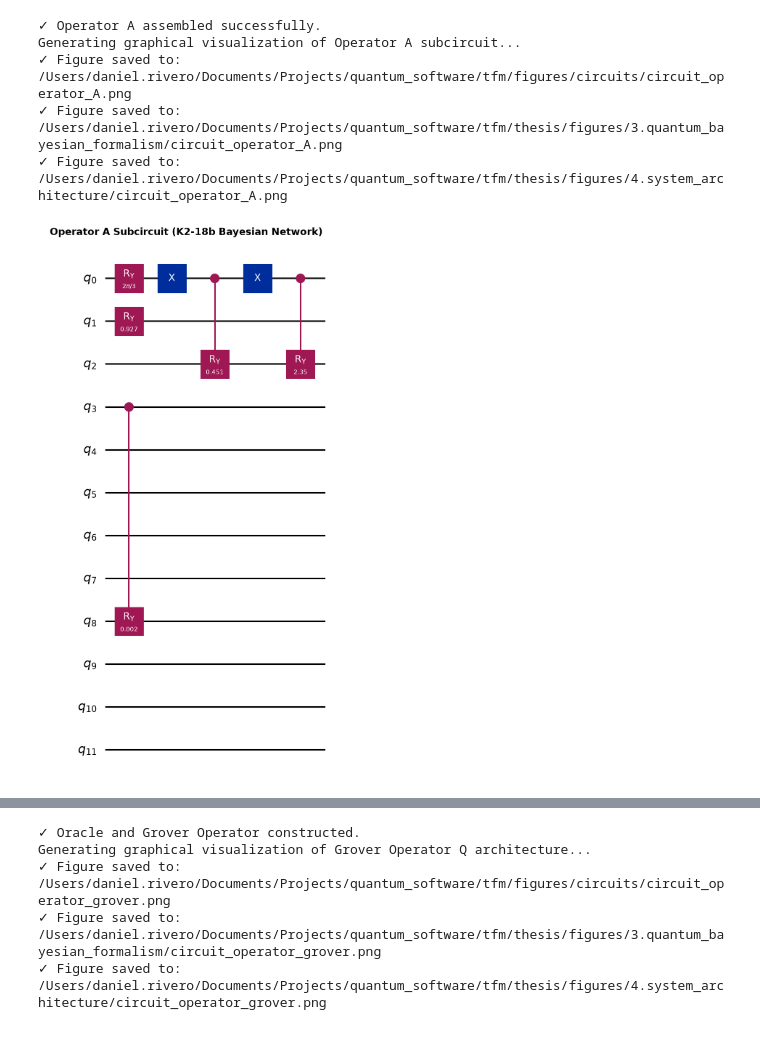
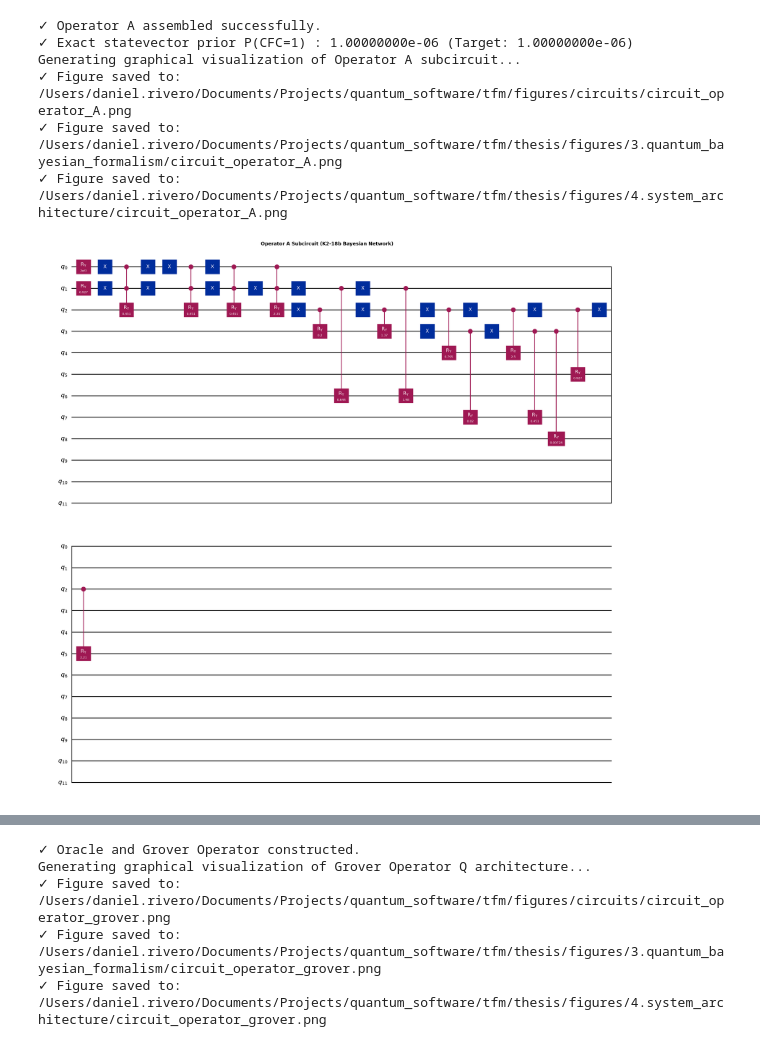
Before and after one commit to danielriverolosa/quantum-bayesian-inference-astrobiology, a Jupyter notebook: src/chapter_4_quantum/02_QAE_Ideal_Simulation.ipynb, the cells around one changed output, grey strips where cells are left out. Saved outputs shown, nothing was run; the diff lists cells and outputs as text; code cells hidden in the pictures.

```diff
--- a/src/chapter_4_quantum/02_QAE_Ideal_Simulation.ipynb
+++ b/src/chapter_4_quantum/02_QAE_Ideal_Simulation.ipynb
@@ -141,6 +127,8 @@ Operator $\mathcal{A}$ synthesizes the K2-18b Bayesian network into probability
 
 > **Quantum Design Rule:** No barrier directives (`qc.barrier()`) are included in subcircuits, ensuring composite gate conversion (`to_gate()`) remains mathematically pure and compatible with the transpiler.
 # %%
+from qiskit.quantum_info import Statevector
+
 def apply_root_nodes(qc, reg_S):
     """Applies Ry rotations on root nodes (marginal priors)."""
     p_stellar = 0.75
@@ -151,7 +139,7 @@ def apply_root_nodes(qc, reg_S):
     qc.ry(theta_1, reg_S[1])
     return qc
 
-def synthesize_conditional_node(qc, target_qubit, parent_qubits, cpt_probabilities, ancilla_reg):
+def synthesize_conditional_node(qc, target_qubit, parent_qubits, cpt_probabilities):
     """Synthesizes a Conditional Probability Table (CPT) via multi-controlled rotations."""
     num_parents = len(parent_qubits)
     num_states = 2 ** num_parents
@@ -167,51 +155,79 @@ def synthesize_conditional_node(qc, target_qubit, parent_qubits, cpt_probabiliti
         if num_parents == 1:
             qc.cry(theta, parent_qubits[0], target_qubit)
         else:
-            try:
-                qc.append(RYGate(theta).control(num_parents), parent_qubits + [target_qubit])
-            except Exception:
-                qc.mcry(theta, parent_qubits, target_qubit, q_ancillae=ancilla_reg, mode='v-chain')
+            qc.append(RYGate(theta).control(num_parents), parent_qubits + [target_qubit])
         for i, bit in enumerate(bin_str):
             if bit == '0':
                 qc.x(parent_qubits[i])
     return qc
 
 def build_A_operator(num_state_qubits, ancilla_reg):
-    """Constructs the complete unitary gate for Operator A."""
+    """Constructs the complete unitary gate for Operator A (K2-18b Bayesian network)."""
     qc_A = QuantumCircuit(num_state_qubits + len(ancilla_reg))
     state_qubits = list(range(num_state_qubits))
     ancillas = list(range(num_state_qubits, num_state_qubits + len(ancilla_reg)))
 
+    # 1. Root nodes (X0: M-Dwarf, X1: Habitable Zone)
     apply_root_nodes(qc_A, state_qubits)
-    cpt_hycean = [0.05, 0.85]
-    synthesize_conditional_node(qc_A, state_qubits[2], [state_qubits[0]], cpt_hycean, ancilla_reg)
-    qc_A.cry(0.002, state_qubits[3], state_qubits[8])
+
+    # 2. X2 (Hycean): conditioned on X0 and X1
+    cpt_hycean = [0.05, 0.05, 0.05, 0.85]
+    synthesize_conditional_node(qc_A, state_qubits[2], [state_qubits[0], state_qubits[1]], cpt_hycean)
+
+    # 3. X3 (Marine Biosphere): conditioned on X2
+    cpt_bio = [0.01, 0.40]
+    synthesize_conditional_node(qc_A, state_qubits[3], [state_qubits[2]], cpt_bio)
+
+    # 4. Spectroscopic atmospheric nodes
+    cpt_ch4 = [0.15, 0.90]
+    synthesize_conditional_node(qc_A, state_qubits[4], [state_qubits[2]], cpt_ch4)
+
+    cpt_co2 = [0.20, 0.80]
+    synthesize_conditional_node(qc_A, state_qubits[5], [state_qubits[2]], cpt_co2)
+
+    cpt_h2o = [0.10, 0.70]
+    synthesize_conditional_node(qc_A, state_qubits[6], [state_qubits[1]], cpt_h2o)
+
+    cpt_dms = [0.0001, 0.05]
+    synthesize_conditional_node(qc_A, state_qubits[7], [state_qubits[3]], cpt_dms)
+
+    # 5. X8 (CFC Technosignature): conditioned on X3=1 with prior P(X8=1)=1e-6
+    p_cfc_given_bio = 1.0e-6 / 0.0763
+    synthesize_conditional_node(qc_A, state_qubits[8], [state_qubits[3]], [0.0, p_cfc_given_bio])
 
     A_gate = qc_A.to_gate()
     A_gate.name = "Operator_A"
     return A_gate, qc_A
 
 A_gate, qc_A_circuit = build_A_operator(num_state_qubits, reg_A)
+
+# Theoretical validation via statevector
+sv_A = Statevector.from_instruction(qc_A_circuit)
+probs_A = sv_A.probabilities()
+p_cfc_exact = sum(p for i, p in enumerate(probs_A) if (i >> 8) & 1)
 print("✓ Operator A assembled successfully.")
+print(f"✓ Exact statevector prior P(CFC=1) : {p_cfc_exact:.8e} (Target: 1.00000000e-06)")
+assert np.isclose(p_cfc_exact, 1.0e-6, atol=1e-12), "Error: Prior probability mismatch in Operator A!"
 
 # Graphical Visualization of Operator A Subcircuit
 print("Generating graphical visualization of Operator A subcircuit...")
 fig_A = qc_A_circuit.draw('mpl', style='iqp')
 plt.title("Operator A Subcircuit (K2-18b Bayesian Network)", fontsize=13, pad=12, fontweight='bold')
 plt.tight_layout()
 export_figure(fig_A, [
     os.path.join('figures', 'circuits', 'circuit_operator_A.png'),
     os.path.join('thesis', 'figures', '3.quantum_bayesian_formalism', 'circuit_operator_A.png'),
     os.path.join('thesis', 'figures', '4.system_architecture', 'circuit_operator_A.png')
 ], dpi=200, bbox_inches='tight')
 plt.show()
 # %% [output]
 ✓ Operator A assembled successfully.
+✓ Exact statevector prior P(CFC=1) : 1.00000000e-06 (Target: 1.00000000e-06)
 Generating graphical visualization of Operator A subcircuit...
 ✓ Figure saved to: /Users/daniel.rivero/Documents/Projects/quantum_software/tfm/figures/circuits/circuit_operator_A.png
 ✓ Figure saved to: /Users/daniel.rivero/Documents/Projects/quantum_software/tfm/thesis/figures/3.quantum_bayesian_formalism/circuit_operator_A.png
 ✓ Figure saved to: /Users/daniel.rivero/Documents/Projects/quantum_software/tfm/thesis/figures/4.system_architecture/circuit_operator_A.png
-[figure, old version]
+[figure, new version]
 # %% [markdown]
 ## 3. Sections 4.3.3 & 4.3.4: Quantum Oracle $S_\chi$, Diffuser $S_0$, and Grover Operator $\mathcal{Q}$
 
```
Also changed, not shown: parts of 15 cells of this notebook, 19 other files.
